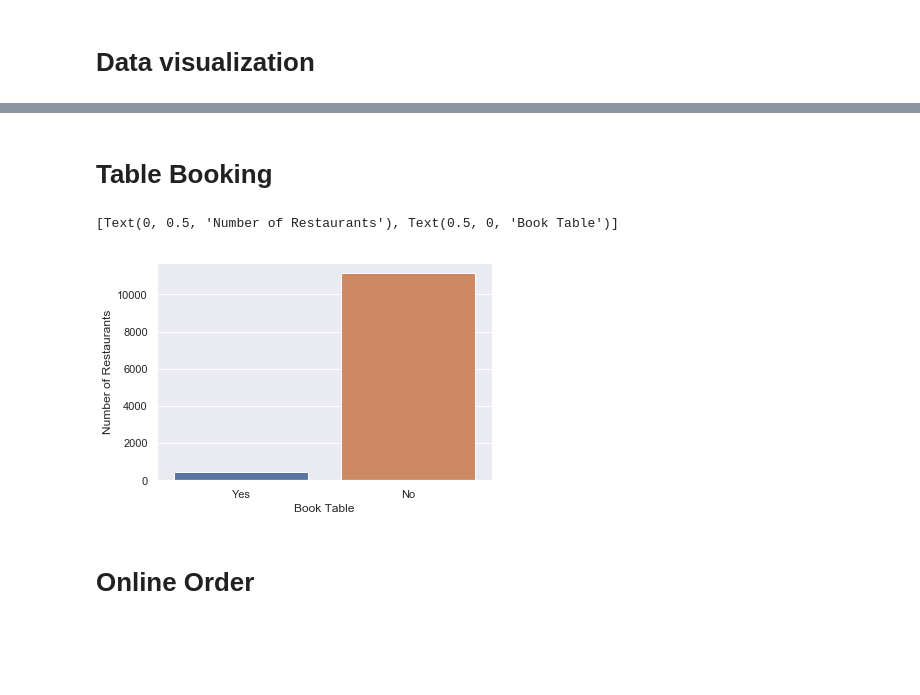
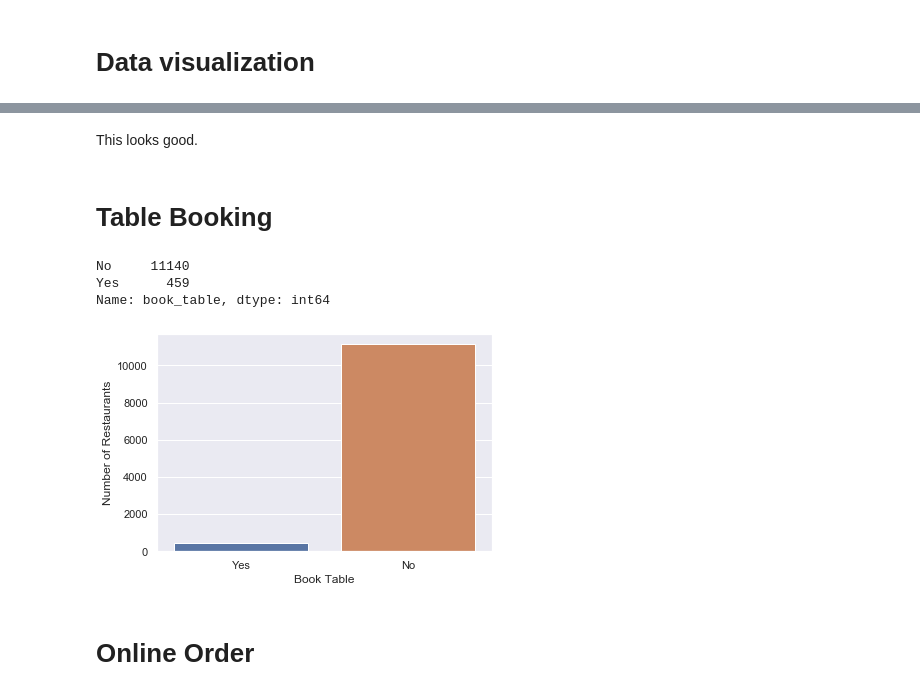
Before and after one commit to vinodiOS/Pune-Zomato-EDA, a Jupyter notebook: Zomato_Pune_EDA.ipynb, the cells around one changed output, grey strips where cells are left out. Drawn from its saved outputs; the diff is of its cells as text; code cells hidden in the pictures; blank space fills up the shorter version.

```diff
--- a/Zomato_Pune_EDA.ipynb
+++ b/Zomato_Pune_EDA.ipynb
@@ -7,7 +7,7 @@ import random
 import warnings
 warnings.filterwarnings('ignore')
 # %%
-restaurant_data = pd.read_csv('/Users/shripadanantraobhole/Documents/Zomato_Datasets/pune_zomato_restaurants.csv')
+restaurant_data = pd.read_csv('/Users/Vinod/Documents/Zomato_Datasets/pune_zomato_restaurants.csv')
 restaurant_data.drop(['Unnamed: 0','Unnamed: 0.1'], axis=1, inplace=True)
 restaurant_data['rest_name'] = restaurant_data['rest_name'].str.strip()
 restaurant_data.head()
@@ -96,0 +115,2 @@ restaurant_data.head()
+# %%
+restaurant_data = restaurant_data[restaurant_data.cost_for_two < 25000]
@@ -97,2 +153,4 @@ restaurant_data.head()
+# %% [markdown]
+This looks good.
 # %% [markdown]
 # Table Booking
@@ -102,10 +157,14 @@ import seaborn as sns
 # %%
 sns.set(style="darkgrid")
 ax = sns.countplot(restaurant_data['book_table'])
 ax.set(xlabel='Book Table',ylabel='Number of Restaurants')
+table_booking_count = restaurant_data['book_table'].value_counts()
+print(table_booking_count)
 # %% [output]
-[Text(0, 0.5, 'Number of Restaurants'), Text(0.5, 0, 'Book Table')]
+No     11140
+Yes      459
+Name: book_table, dtype: int64
-[figure, old version]
+[figure, new version]
 # %% [markdown]
 # Online Order
 # %%
```
Also changed, not shown: parts of 32 cells of this notebook.
